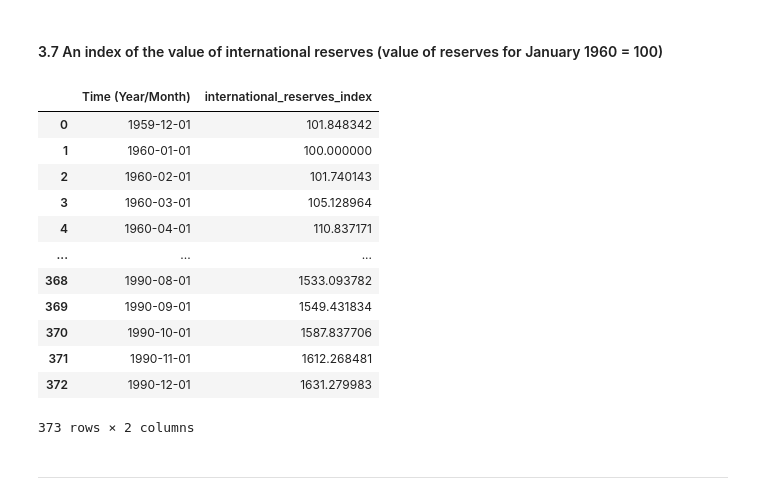
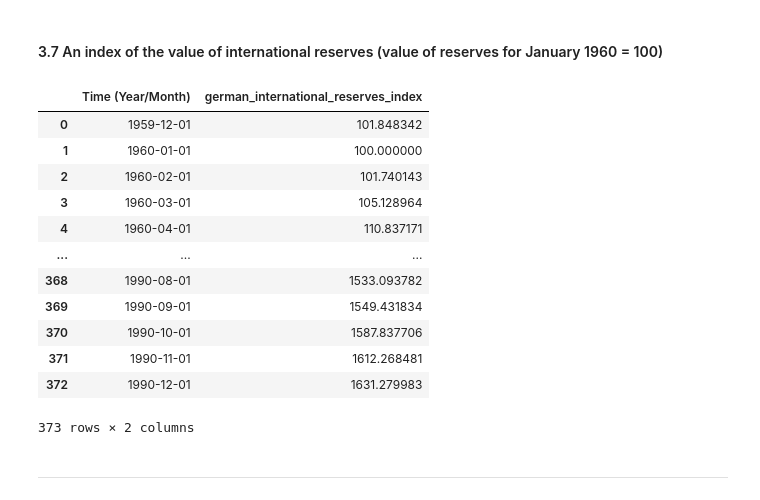
Before and after one commit to thoomkuzhymatthew/EC1B1_group28, a Jupyter notebook: code/DataCleaning.ipynb, the cells around one changed output. Saved outputs shown, nothing was run; the diff lists cells and outputs as text; code cells hidden in the pictures.

```diff
--- a/code/DataCleaning.ipynb
+++ b/code/DataCleaning.ipynb
@@ -557,36 +543,36 @@ germany_reserves["Time (Year/Month)"] = pd.to_datetime(
 
 # --- Step 3: Sort Data Chronologically ---
 germany_reserves.sort_values("Time (Year/Month)", inplace=True)
 
 # --- Step 4: Compute the Real Reserves Index ---
 # We set the base period as January 1960, where the index is defined to be 100.
 base_date = pd.to_datetime("Jan 1960", format='%b %Y')
 base_value_series = germany_reserves.loc[
     germany_reserves["Time (Year/Month)"] == base_date,
     "International Reserves and Liquidity, Reserves, Official Reserve Assets, US Dollar"
 ]
 
 if base_value_series.empty:
     raise ValueError("No data found for January 1960 in the international reserves column.")
 
 base_value = base_value_series.iloc[0]
 
 # Create the index: for each month, index = (current value / base value) * 100.
-germany_reserves["international_reserves_index"] = (
+germany_reserves["german_international_reserves_index"] = (
     germany_reserves["International Reserves and Liquidity, Reserves, Official Reserve Assets, US Dollar"] / base_value
 ) * 100
 
 # --- Step 5: Create a Final DataFrame with Only the Time and the Computed Index ---
 german_international_reserves_index = germany_reserves[[
     "Time (Year/Month)",
-    "international_reserves_index"
+    "german_international_reserves_index"
 ]].copy()
 
 german_international_reserves_index.reset_index(drop=True, inplace=True)
 
 german_international_reserves_index
 # %% [output]
-|  | Time (Year/Month) | international_reserves_index |
+|  | Time (Year/Month) | german_international_reserves_index |
 | 0 | 1959-12-01 | 101.848342 |
 | 1 | 1960-01-01 | 100.000000 |
 | 2 | 1960-02-01 | 101.740143 |
```
Also changed, not shown: parts of 14 cells of this notebook, 1 other file.
